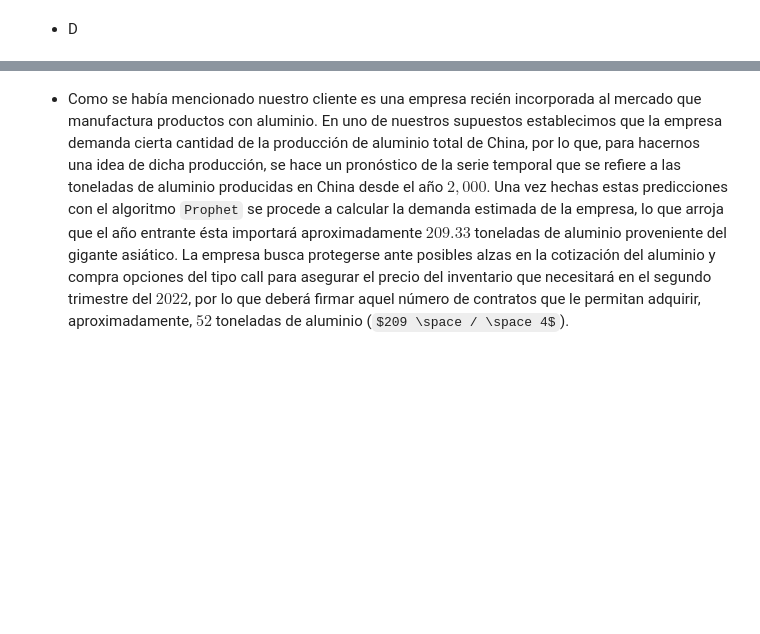
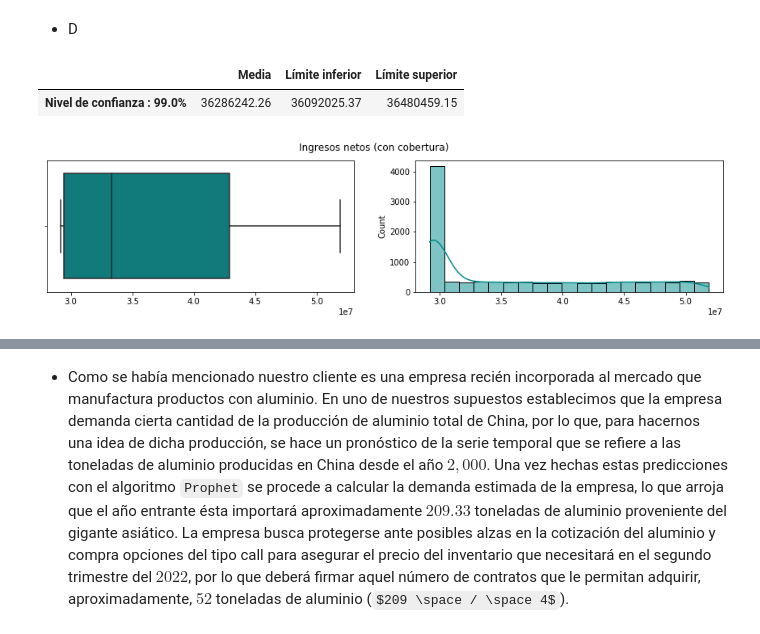
Before and after one commit to diegolazareno/Examen3_SPF, a Jupyter notebook: Examen_Tema3_DALopez.ipynb, the cells around one changed output, grey strips where cells are left out. Saved outputs shown, nothing was run; the diff lists cells and outputs as text; code cells hidden in the pictures; some formulas as TeX source; blank space fills up the shorter version.

```diff
--- a/Examen_Tema3_DALopez.ipynb
+++ b/Examen_Tema3_DALopez.ipynb
@@ -497,6 +497,25 @@ def simulation(commoditieQuantity, unitPerContract, K, ST, optionPrice, optionTy
                           '${:,.2f}'.format(nonAssuredOutcome), '${:,.2f}'.format(totalAssuredOutcome - nonAssuredOutcome)]
 
     return listSimulation
+
+def netIncomeSimulation(income, outcome, cols, commoditieQuantity, unitPerContract, K, ST, optionPrice, optionType):
+
+    if optionType == "Call":
+        results = [simulation(commoditieQuantity, unitPerContract, K, i, optionPrice, optionType) for i in ST]
+        resultsDF = pd.DataFrame(results, columns = cols).set_index(["AT"])
+
+
+        netIncome_Option = income - np.array([float(resultsDF["Egreso total (con cobertura)"][i].replace(",", "").replace("$", "")) for i in range(len(resultsDF))])
+        netIncome_NoOption = income - np.array([float(resultsDF["Egreso (sin cobertura)"][i].replace(",", "").replace("$", "")) for i in range(len(resultsDF))])
+
+    else:
+        results = [simulation(commoditieQuantity, unitPerContract, K, i, optionPrice, optionType) for i in ST]
+        resultsDF = pd.DataFrame(results, columns = cols).set_index(["AT"])
+
+        netIncome_Option = np.array([float(resultsDF["Ingreso neto (con cobertura)"][i].replace(",", "").replace("$", "")) for i in range(len(resultsDF))]) - outcome
+        netIncome_NoOption = np.array([float(resultsDF["Ingreso (sin cobertura)"][i].replace(",", "").replace("$", "")) for i in range(len(resultsDF))]) - outcome
+
+    return netIncome_Option, netIncome_NoOption
 # %% [markdown]
 ## Cliente 1
 
@@ -618,2 +638,14 @@ results1DF[["ST > B", "K > ST", "¿Se ejerce la opción?"] + cols]
 # %% [markdown]
 + D
+# %%
+netIncome_Option, netIncome_NoOption = netIncomeSimulation(0, 20000000,
+ ["AT", "# contratos", "Primas", "Ingreso (con cobertura)", "Ingreso neto (con cobertura)", "Ingreso (sin cobertura)",
+  "Costo de oportunidad"], harvestPred.loc[2022, "Bushels totales"], 5000, K1,
+    np.random.uniform(400, 800, 10000), valuation1.loc["Put Up and Out", "Prima"], "Put")
+# %%
+boxAndHistPlot(netIncome_Option, (15, 3), "darkcyan", "Ingresos netos (con cobertura)")
+confidenceInterval(netIncome_Option, 0.99)
+# %% [output]
+|  | Media | Límite inferior | Límite superior |
+| Nivel de confianza : 99.0% | 36286242.26 | 36092025.37 | 36480459.15 |
+[figure, added]
```
Also changed, not shown: parts of 23 cells of this notebook.
